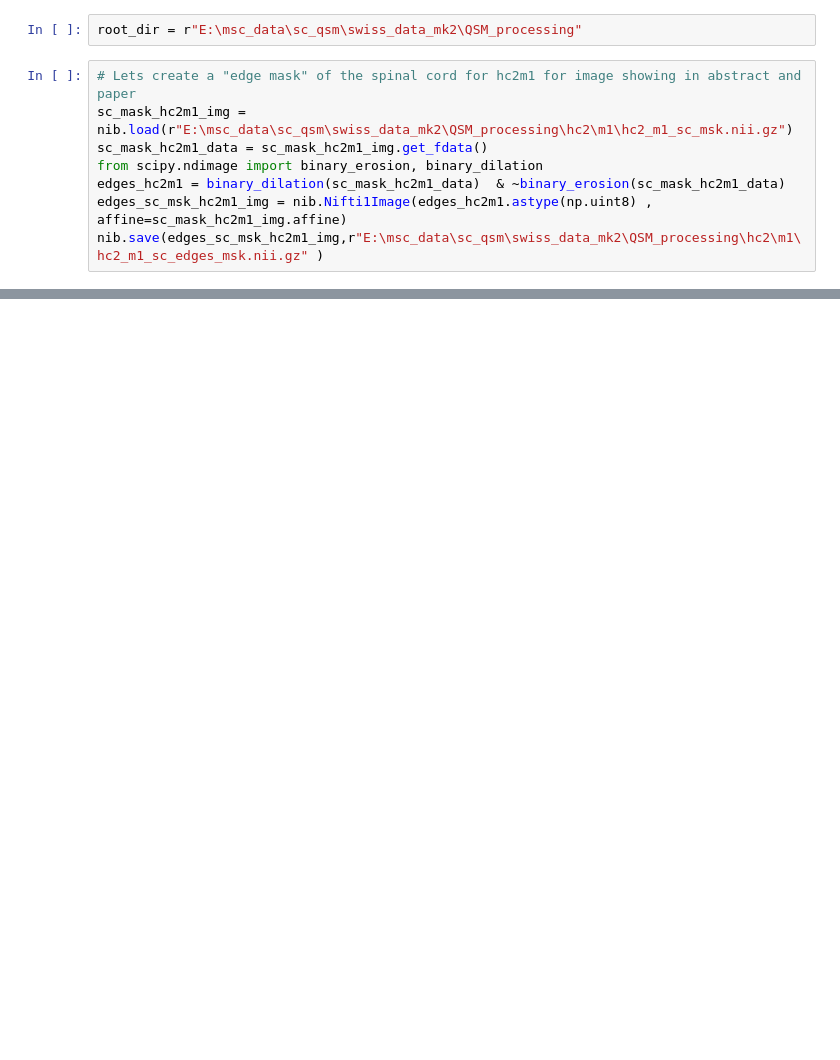
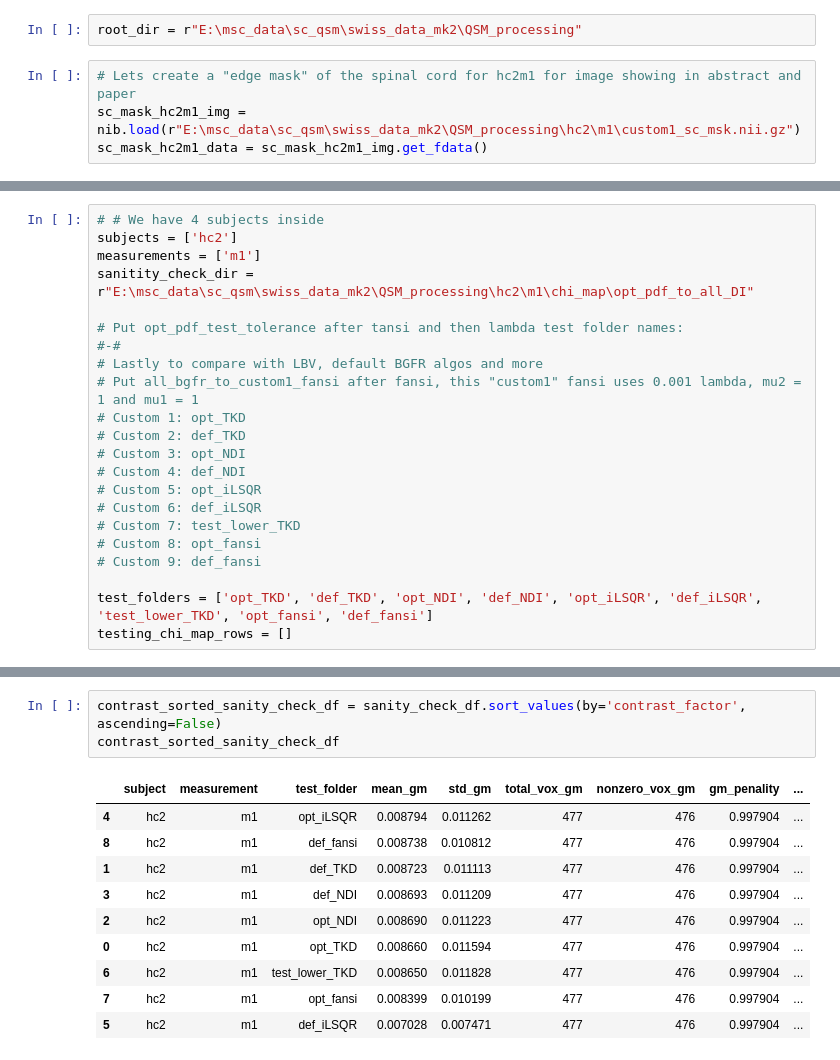
Before and after one commit to sriosq/Image-processing-strategies, a Jupyter notebook: qsm_testing/chi_mapping_metric_analysis.ipynb, the cells around one changed output, grey strips where cells are left out. Cells and saved outputs as stored; diff of their text form; blank space fills up the shorter version.

```diff
--- a/qsm_testing/chi_mapping_metric_analysis.ipynb
+++ b/qsm_testing/chi_mapping_metric_analysis.ipynb
@@ -14,9 +23,5 @@ Keywords: </br>
 root_dir = r"E:\msc_data\sc_qsm\swiss_data_mk2\QSM_processing"
 # %%
 # Lets create a "edge mask" of the spinal cord for hc2m1 for image showing in abstract and paper
-sc_mask_hc2m1_img = nib.load(r"E:\msc_data\sc_qsm\swiss_data_mk2\QSM_processing\hc2\m1\hc2_m1_sc_msk.nii.gz")
+sc_mask_hc2m1_img = nib.load(r"E:\msc_data\sc_qsm\swiss_data_mk2\QSM_processing\hc2\m1\custom1_sc_msk.nii.gz")
 sc_mask_hc2m1_data = sc_mask_hc2m1_img.get_fdata()
-from scipy.ndimage import binary_erosion, binary_dilation
-edges_hc2m1 = binary_dilation(sc_mask_hc2m1_data)  & ~binary_erosion(sc_mask_hc2m1_data)
-edges_sc_msk_hc2m1_img = nib.Nifti1Image(edges_hc2m1.astype(np.uint8) , affine=sc_mask_hc2m1_img.affine)
-nib.save(edges_sc_msk_hc2m1_img,r"E:\msc_data\sc_qsm\swiss_data_mk2\QSM_processing\hc2\m1\hc2_m1_sc_edges_msk.nii.gz" )
@@ -34,0 +173,22 @@ lf_rows = []
+# %%
+# # We have 4 subjects inside
+subjects = ['hc2']
+measurements = ['m1']
+sanitity_check_dir =  r"E:\msc_data\sc_qsm\swiss_data_mk2\QSM_processing\hc2\m1\chi_map\opt_pdf_to_all_DI"
+
+# Put opt_pdf_test_tolerance after tansi and then lambda test folder names:
+#-#
+# Lastly to compare with LBV, default BGFR algos and more
+# Put all_bgfr_to_custom1_fansi after fansi, this "custom1" fansi uses 0.001 lambda, mu2 = 1 and mu1 = 1
+# Custom 1: opt_TKD
+# Custom 2: def_TKD
+# Custom 3: opt_NDI
+# Custom 4: def_NDI
+# Custom 5: opt_iLSQR
+# Custom 6: def_iLSQR
+# Custom 7: test_lower_TKD
+# Custom 8: opt_fansi
+# Custom 9: def_fansi
+
+test_folders = ['opt_TKD', 'def_TKD', 'opt_NDI', 'def_NDI', 'opt_iLSQR', 'def_iLSQR', 'test_lower_TKD', 'opt_fansi', 'def_fansi']
+testing_chi_map_rows = []
@@ -34,0 +281,14 @@ lf_rows = []
+# %%
+contrast_sorted_sanity_check_df = sanity_check_df.sort_values(by='contrast_factor', ascending=False)
+contrast_sorted_sanity_check_df
+# %% [output]
+|  | subject | measurement | test_folder | mean_gm | std_gm | total_vox_gm | nonzero_vox_gm | gm_penality | ... |
+| 4 | hc2 | m1 | opt_iLSQR | 0.008794 | 0.011262 | 477 | 476 | 0.997904 | ... |
+| 8 | hc2 | m1 | def_fansi | 0.008738 | 0.010812 | 477 | 476 | 0.997904 | ... |
+| 1 | hc2 | m1 | def_TKD | 0.008723 | 0.011113 | 477 | 476 | 0.997904 | ... |
+| 3 | hc2 | m1 | def_NDI | 0.008693 | 0.011209 | 477 | 476 | 0.997904 | ... |
+| 2 | hc2 | m1 | opt_NDI | 0.008690 | 0.011223 | 477 | 476 | 0.997904 | ... |
+| 0 | hc2 | m1 | opt_TKD | 0.008660 | 0.011594 | 477 | 476 | 0.997904 | ... |
+| 6 | hc2 | m1 | test_lower_TKD | 0.008650 | 0.011828 | 477 | 476 | 0.997904 | ... |
+| 7 | hc2 | m1 | opt_fansi | 0.008399 | 0.010199 | 477 | 476 | 0.997904 | ... |
+| 5 | hc2 | m1 | def_iLSQR | 0.007028 | 0.007471 | 477 | 476 | 0.997904 | ... |
```
Also changed, not shown: parts of 44 cells of this notebook, 17 other files.
